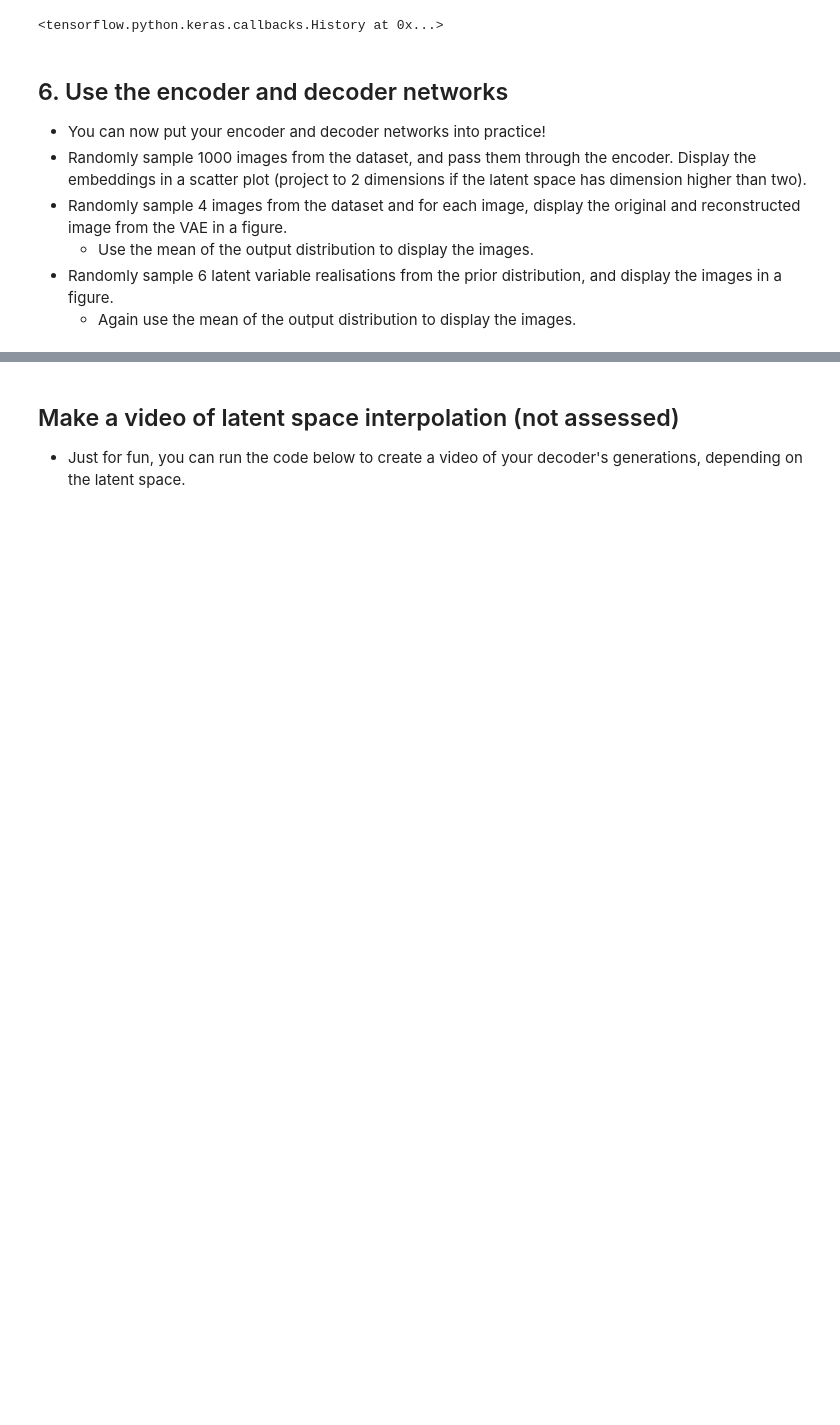
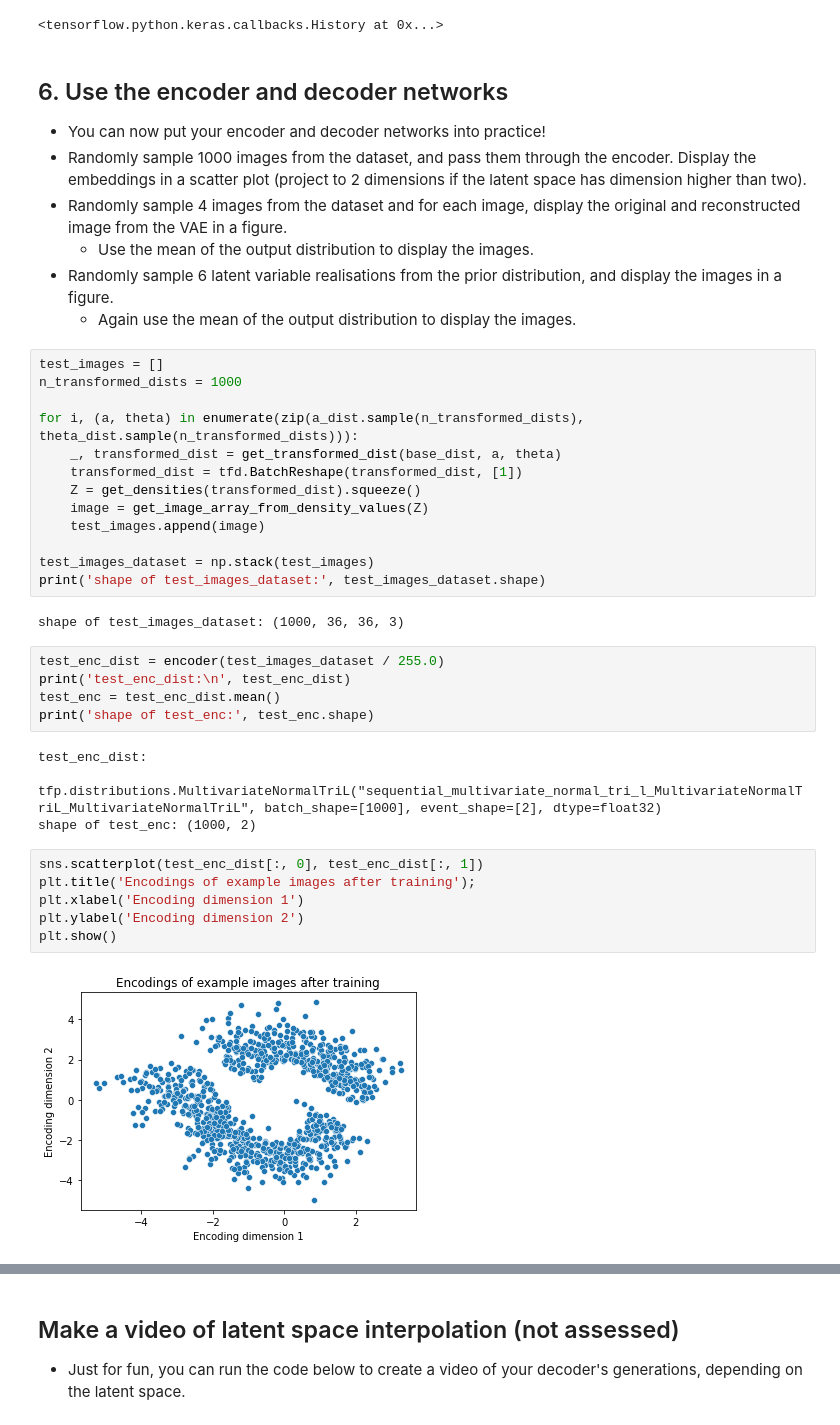
Before and after one commit to zhulingchen/coursera-tf2, a Jupyter notebook: Probabilistic Deep Learning with TensorFlow 2/Capstone/Capstone Project.ipynb, the cells around one changed output, grey strips where cells are left out. Cells and saved outputs as stored; diff of their text form; blank space fills up the shorter version.

```diff
--- a/Probabilistic Deep Learning with TensorFlow 2/Capstone/Capstone Project.ipynb
+++ b/Probabilistic Deep Learning with TensorFlow 2/Capstone/Capstone Project.ipynb
@@ -476,3 +477,35 @@ Epoch 30/30
   * Use the mean of the output distribution to display the images.
 * Randomly sample 6 latent variable realisations from the prior distribution, and display the images in a figure.
   * Again use the mean of the output distribution to display the images.
+# %%
+test_images = []
+n_transformed_dists = 1000
+
+for i, (a, theta) in enumerate(zip(a_dist.sample(n_transformed_dists), theta_dist.sample(n_transformed_dists))):
+    _, transformed_dist = get_transformed_dist(base_dist, a, theta)
+    transformed_dist = tfd.BatchReshape(transformed_dist, [1])
+    Z = get_densities(transformed_dist).squeeze()
+    image = get_image_array_from_density_values(Z)
+    test_images.append(image)
+
+test_images_dataset = np.stack(test_images)
+print('shape of test_images_dataset:', test_images_dataset.shape)
+# %% [output]
+shape of test_images_dataset: (1000, 36, 36, 3)
+# %%
+test_enc_dist = encoder(test_images_dataset / 255.0)
+print('test_enc_dist:\n', test_enc_dist)
+test_enc = test_enc_dist.mean()
+print('shape of test_enc:', test_enc.shape)
+# %% [output]
+test_enc_dist:
+ tfp.distributions.MultivariateNormalTriL("sequential_multivariate_normal_tri_l_MultivariateNormalTriL_MultivariateNormalTriL", batch_shape=[1000], event_shape=[2], dtype=float32)
+shape of test_enc: (1000, 2)
+# %%
+sns.scatterplot(test_enc_dist[:, 0], test_enc_dist[:, 1])
+plt.title('Encodings of example images after training');
+plt.xlabel('Encoding dimension 1')
+plt.ylabel('Encoding dimension 2')
+plt.show()
+# %% [output]
+[figure, added]
```
Also changed, not shown: parts of 10 cells of this notebook.
